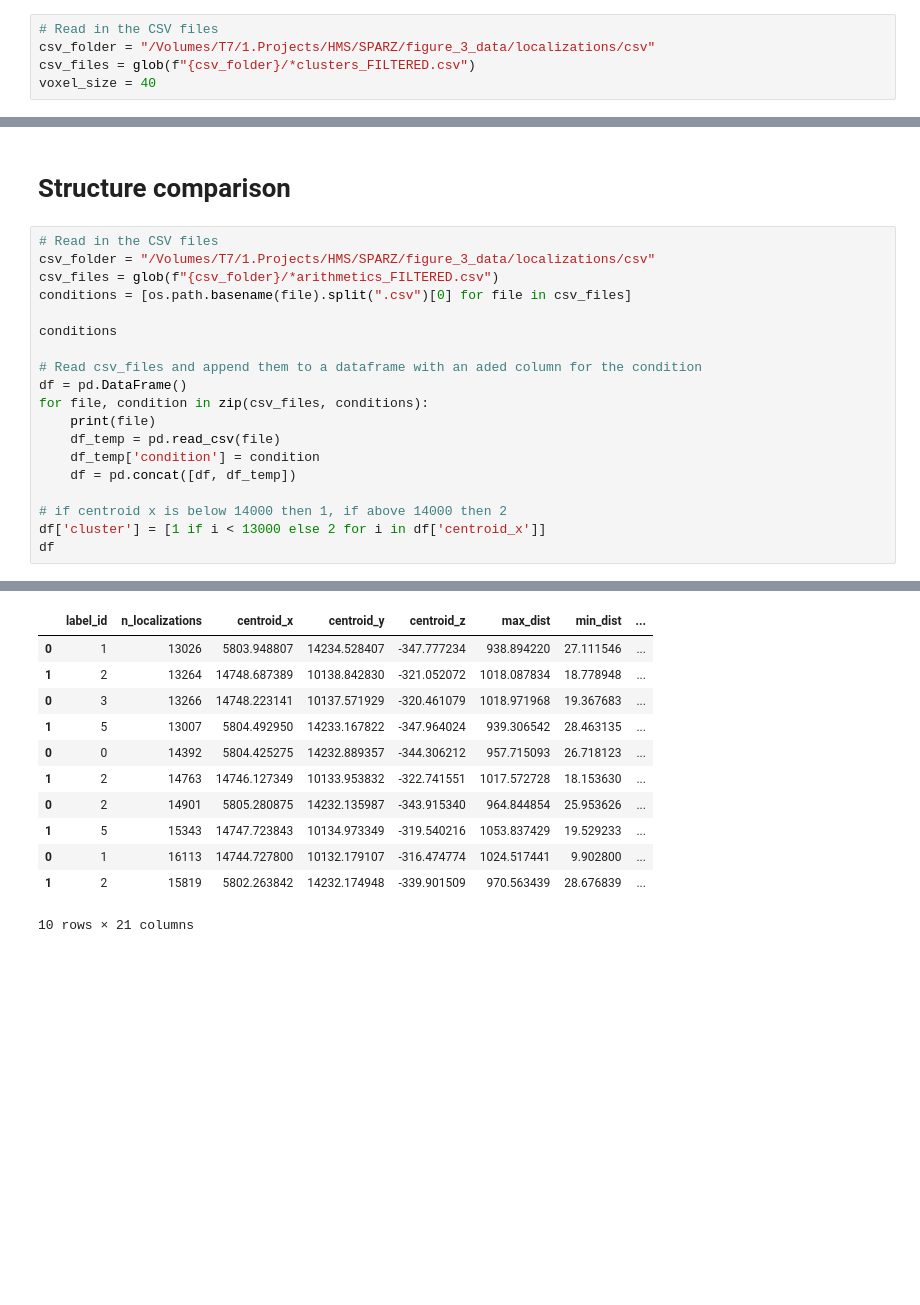
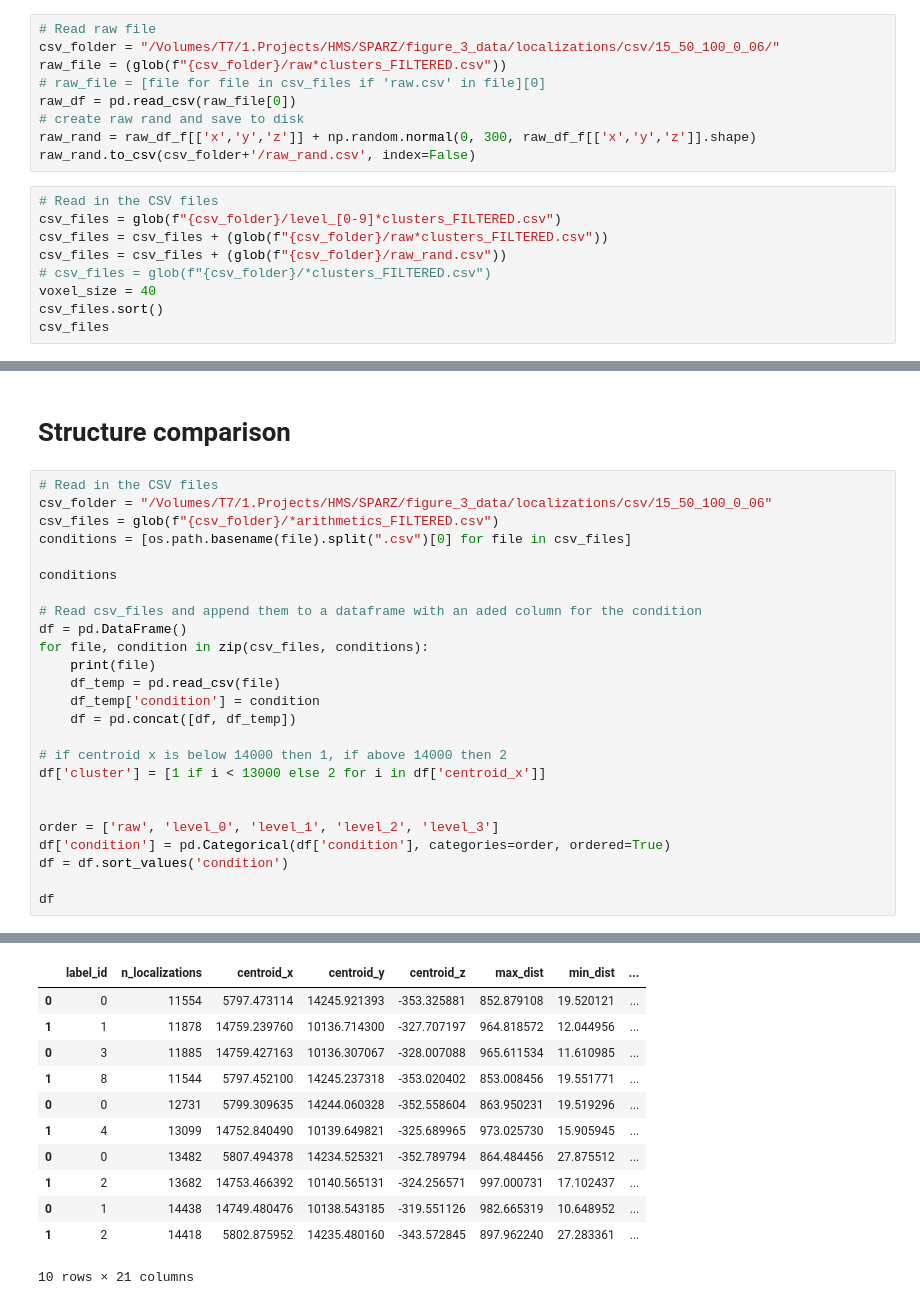
Before and after one commit to dgound/SPARZ, a Jupyter notebook: extra_code/plot_figure_3.ipynb, the cells around one changed output, grey strips where cells are left out. Saved outputs shown, nothing was run; the diff lists cells and outputs as text; blank space fills up the shorter version.

```diff
--- a/extra_code/plot_figure_3.ipynb
+++ b/extra_code/plot_figure_3.ipynb
@@ -439,8 +439,21 @@ def compute_nearest_neighbours(df1, df2, n_neighbors=1, algorithm='ball_tree'):
     print(f"Final lengths: distances={len(distances)}, indices={len(indices)}")
 
     return distances, indices
+# %%
+# Read raw file
+csv_folder = "/Volumes/T7/1.Projects/HMS/SPARZ/figure_3_data/localizations/csv/15_50_100_0_06/"
+raw_file = (glob(f"{csv_folder}/raw*clusters_FILTERED.csv"))
+# raw_file = [file for file in csv_files if 'raw.csv' in file][0]
+raw_df = pd.read_csv(raw_file[0])
+# create raw rand and save to disk
+raw_rand = raw_df_f[['x','y','z']] + np.random.normal(0, 300, raw_df_f[['x','y','z']].shape)
+raw_rand.to_csv(csv_folder+'/raw_rand.csv', index=False)
 # %%
 # Read in the CSV files
-csv_folder = "/Volumes/T7/1.Projects/HMS/SPARZ/figure_3_data/localizations/csv"
-csv_files = glob(f"{csv_folder}/*clusters_FILTERED.csv")
+csv_files = glob(f"{csv_folder}/level_[0-9]*clusters_FILTERED.csv")
+csv_files = csv_files + (glob(f"{csv_folder}/raw*clusters_FILTERED.csv"))
+csv_files = csv_files + (glob(f"{csv_folder}/raw_rand.csv"))
+# csv_files = glob(f"{csv_folder}/*clusters_FILTERED.csv")
 voxel_size = 40
+csv_files.sort()
+csv_files
@@ -572,7 +611,7 @@ plt.show()
 # Structure comparison
 # %%
 # Read in the CSV files
-csv_folder = "/Volumes/T7/1.Projects/HMS/SPARZ/figure_3_data/localizations/csv"
+csv_folder = "/Volumes/T7/1.Projects/HMS/SPARZ/figure_3_data/localizations/csv/15_50_100_0_06"
 csv_files = glob(f"{csv_folder}/*arithmetics_FILTERED.csv")
 conditions = [os.path.basename(file).split(".csv")[0] for file in csv_files]
 
@@ -588,5 +627,11 @@ for file, condition in zip(csv_files, conditions):
 
 # if centroid x is below 14000 then 1, if above 14000 then 2
 df['cluster'] = [1 if i < 13000 else 2 for i in df['centroid_x']]
+
+
+order = ['raw', 'level_0', 'level_1', 'level_2', 'level_3']
+df['condition'] = pd.Categorical(df['condition'], categories=order, ordered=True)
+df = df.sort_values('condition')
+
 df
 # %% [output]
@@ -598,12 +643,12 @@ df
 |  | label_id | n_localizations | centroid_x | centroid_y | centroid_z | max_dist | min_dist | ... |
-| 0 | 1 | 13026 | 5803.948807 | 14234.528407 | -347.777234 | 938.894220 | 27.111546 | ... |
-| 1 | 2 | 13264 | 14748.687389 | 10138.842830 | -321.052072 | 1018.087834 | 18.778948 | ... |
-| 0 | 3 | 13266 | 14748.223141 | 10137.571929 | -320.461079 | 1018.971968 | 19.367683 | ... |
-| 1 | 5 | 13007 | 5804.492950 | 14233.167822 | -347.964024 | 939.306542 | 28.463135 | ... |
-| 0 | 0 | 14392 | 5804.425275 | 14232.889357 | -344.306212 | 957.715093 | 26.718123 | ... |
-| 1 | 2 | 14763 | 14746.127349 | 10133.953832 | -322.741551 | 1017.572728 | 18.153630 | ... |
-| 0 | 2 | 14901 | 5805.280875 | 14232.135987 | -343.915340 | 964.844854 | 25.953626 | ... |
-| 1 | 5 | 15343 | 14747.723843 | 10134.973349 | -319.540216 | 1053.837429 | 19.529233 | ... |
-| 0 | 1 | 16113 | 14744.727800 | 10132.179107 | -316.474774 | 1024.517441 | 9.902800 | ... |
-| 1 | 2 | 15819 | 5802.263842 | 14232.174948 | -339.901509 | 970.563439 | 28.676839 | ... |
+| 0 | 0 | 11554 | 5797.473114 | 14245.921393 | -353.325881 | 852.879108 | 19.520121 | ... |
+| 1 | 1 | 11878 | 14759.239760 | 10136.714300 | -327.707197 | 964.818572 | 12.044956 | ... |
+| 0 | 3 | 11885 | 14759.427163 | 10136.307067 | -328.007088 | 965.611534 | 11.610985 | ... |
+| 1 | 8 | 11544 | 5797.452100 | 14245.237318 | -353.020402 | 853.008456 | 19.551771 | ... |
+| 0 | 0 | 12731 | 5799.309635 | 14244.060328 | -352.558604 | 863.950231 | 19.519296 | ... |
+| 1 | 4 | 13099 | 14752.840490 | 10139.649821 | -325.689965 | 973.025730 | 15.905945 | ... |
+| 0 | 0 | 13482 | 5807.494378 | 14234.525321 | -352.789794 | 864.484456 | 27.875512 | ... |
+| 1 | 2 | 13682 | 14753.466392 | 10140.565131 | -324.256571 | 997.000731 | 17.102437 | ... |
+| 0 | 1 | 14438 | 14749.480476 | 10138.543185 | -319.551126 | 982.665319 | 10.648952 | ... |
+| 1 | 2 | 14418 | 5802.875952 | 14235.480160 | -343.572845 | 897.962240 | 27.283361 | ... |
 10 rows × 21 columns
```
Also changed, not shown: parts of 17 cells of this notebook.
